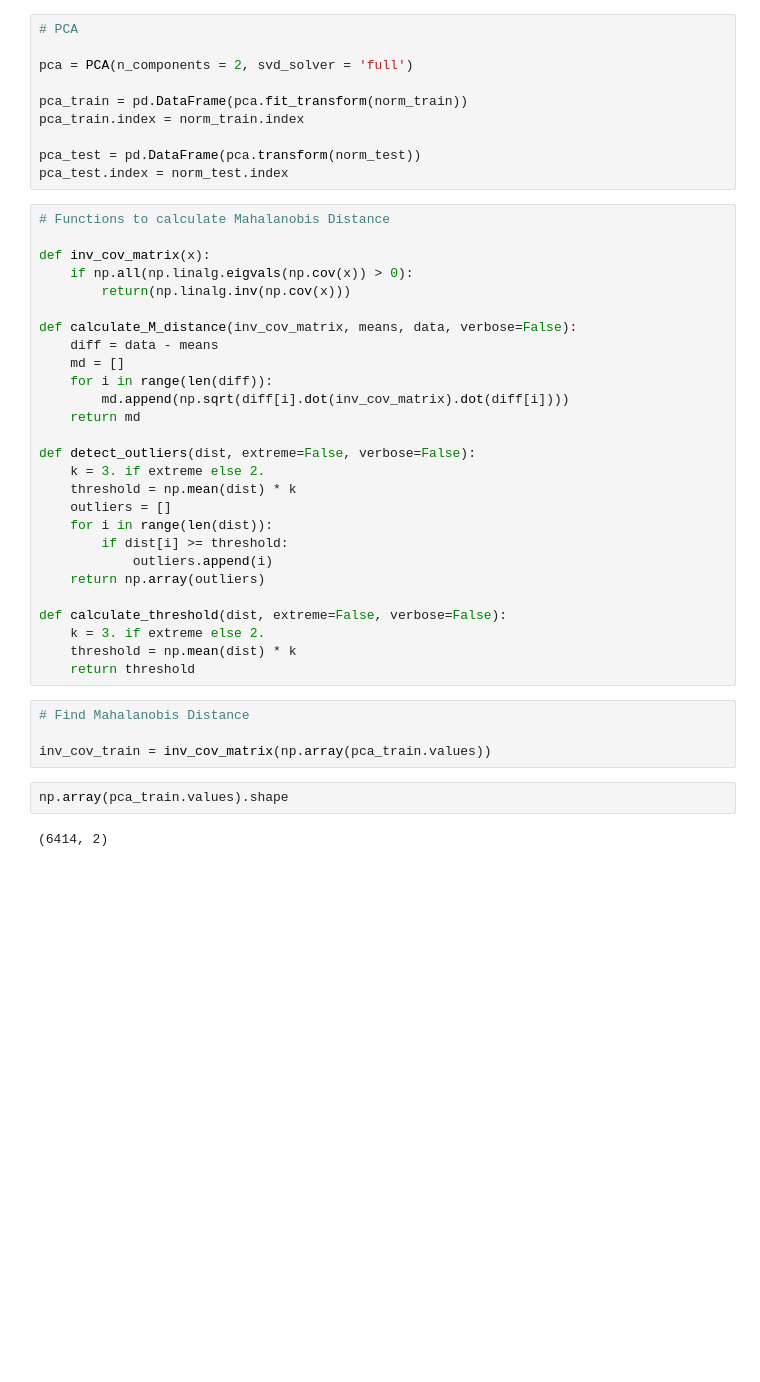
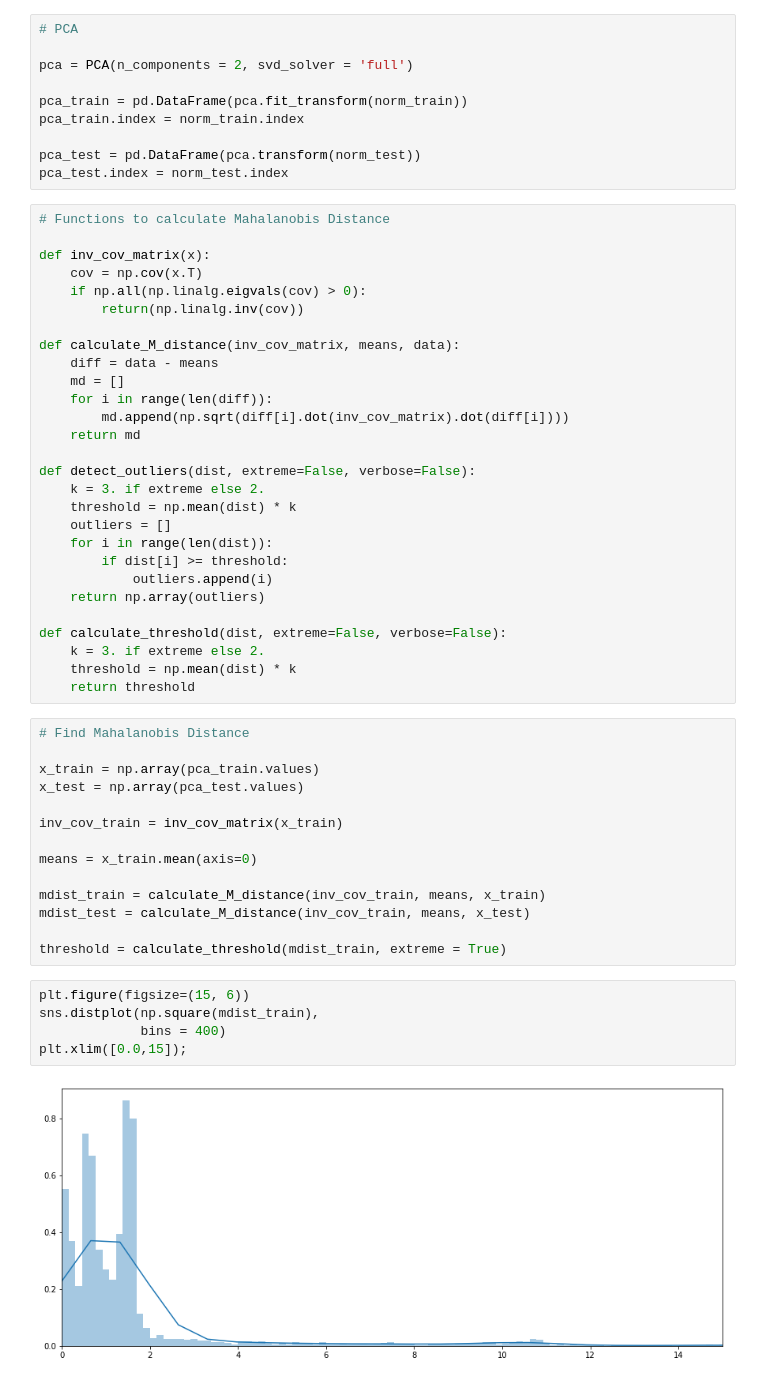
Before and after one commit to santitellez/Mahalanobis-AD, a Jupyter notebook: Mahalanobis-AD.ipynb, the cells around one changed output. Drawn from its saved outputs; the diff is of its cells as text; blank space fills up the shorter version.

Commit message:
mahalanobis

```diff
--- a/Mahalanobis-AD.ipynb
+++ b/Mahalanobis-AD.ipynb
@@ -39,10 +42,11 @@ pca_test.index = norm_test.index
 # Functions to calculate Mahalanobis Distance
 
 def inv_cov_matrix(x):
-    if np.all(np.linalg.eigvals(np.cov(x)) > 0):
-        return(np.linalg.inv(np.cov(x)))
+    cov = np.cov(x.T)
+    if np.all(np.linalg.eigvals(cov) > 0):
+        return(np.linalg.inv(cov))
 
-def calculate_M_distance(inv_cov_matrix, means, data, verbose=False):
+def calculate_M_distance(inv_cov_matrix, means, data):
     diff = data - means
     md = []
     for i in range(len(diff)):
@@ -62,11 +66,24 @@ def calculate_threshold(dist, extreme=False, verbose=False):
     k = 3. if extreme else 2.
     threshold = np.mean(dist) * k
     return threshold
-# %%
-# Find Mahalanobis Distance
-
-inv_cov_train = inv_cov_matrix(np.array(pca_train.values))
-# %%
-np.array(pca_train.values).shape
-# %% [output]
-(6414, 2)
+# %%
+# Find Mahalanobis Distance
+
+x_train = np.array(pca_train.values)
+x_test = np.array(pca_test.values)
+
+inv_cov_train = inv_cov_matrix(x_train)
+
+means = x_train.mean(axis=0)
+
+mdist_train = calculate_M_distance(inv_cov_train, means, x_train)
+mdist_test = calculate_M_distance(inv_cov_train, means, x_test)
+
+threshold = calculate_threshold(mdist_train, extreme = True)
+# %%
+plt.figure(figsize=(15, 6))
+sns.distplot(np.square(mdist_train),
+             bins = 400)
+plt.xlim([0.0,15]);
+# %% [output]
+[figure, added]
```
Also changed, not shown: parts of 6 cells of this notebook.
